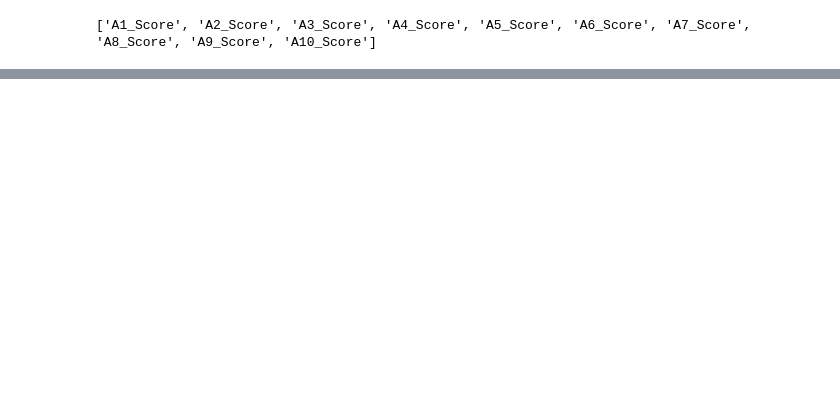
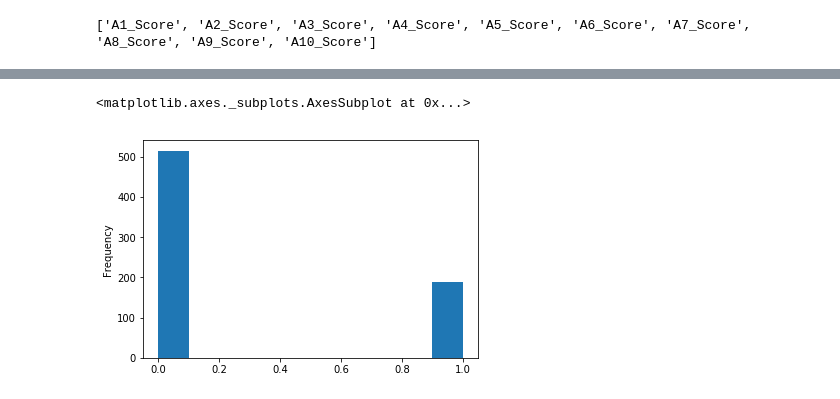
Before and after one commit to nathNath/provadeia, a Jupyter notebook: questaoum/questaoum.ipynb, the cells around one changed output, grey strips where cells are left out. Saved outputs shown, nothing was run; the diff lists cells and outputs as text; code cells hidden in the pictures; blank space fills up the shorter version.

```diff
--- a/questaoum/questaoum.ipynb
+++ b/questaoum/questaoum.ipynb
@@ -325,0 +326,5 @@ dataset.head(15)
+# %%
+dataset['Class/ASD'].plot(kind='hist')
+# %% [output]
+<matplotlib.axes._subplots.AxesSubplot at 0x...>
+[figure, added]
```
Also changed, not shown: parts of 62 cells of this notebook.
